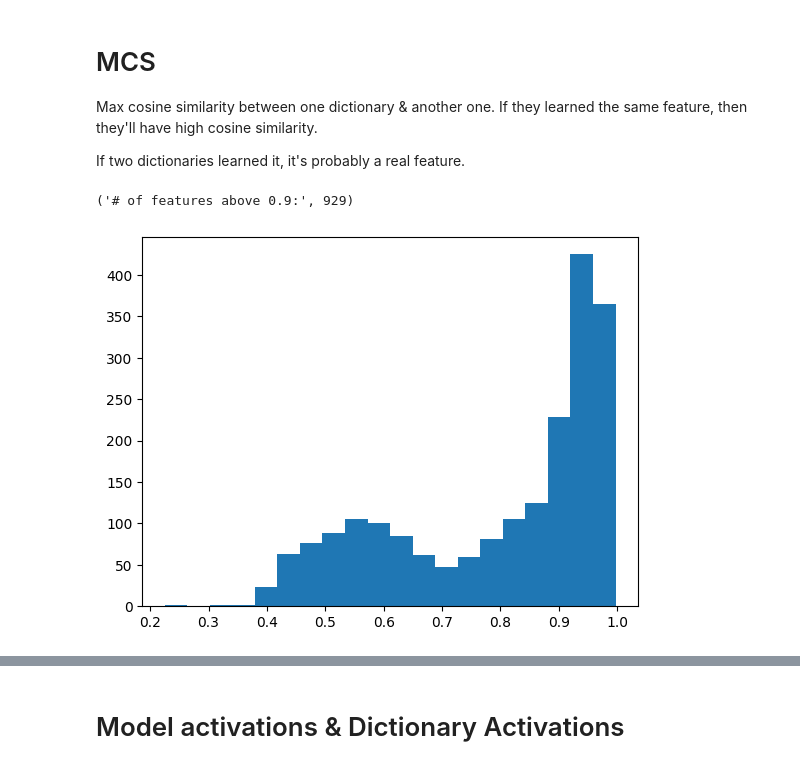
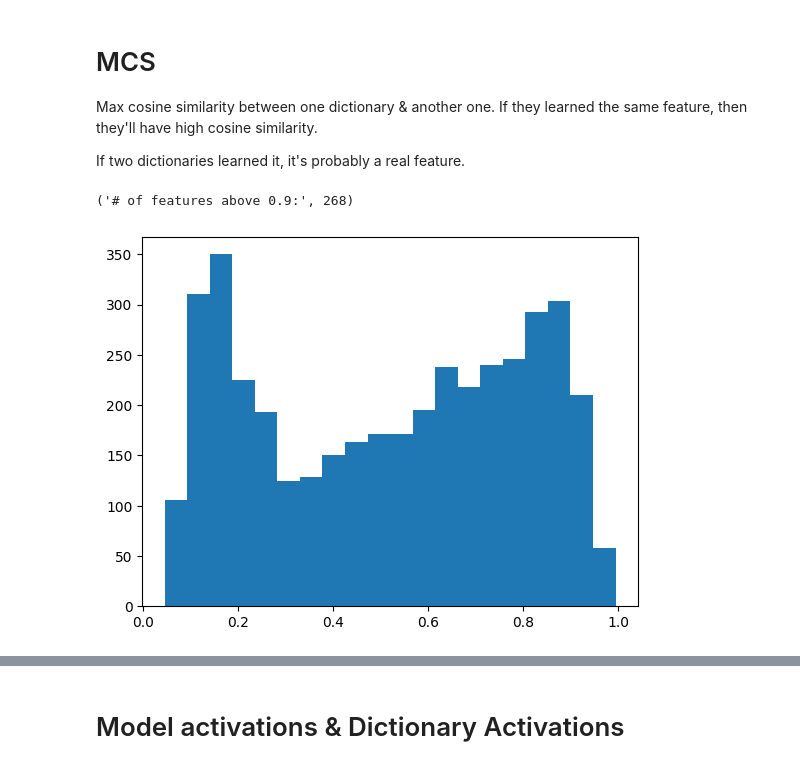
Before and after one commit to migerovitch/sparse_coding, a Jupyter notebook: openai_dictionary_direction.ipynb, the cells around one changed output, grey strips where cells are left out. Drawn from its saved outputs; the diff is of its cells as text; code cells hidden in the pictures.

```diff
--- a/openai_dictionary_direction.ipynb
+++ b/openai_dictionary_direction.ipynb
@@ -87,0 +91,42 @@ len of autoencoders:  1
+# %%
+#Change these settings to load the correct autoencoder
+# filename = "/home/mchorse/logan_sparse_coding/sparse_coding/layer-2-autoencoder.pkl"
+filename = "outputs/20230720-192301-EleutherAI/pythia-70m-deduped-2/minirun9/autoencoders.pkl"
+# filename = "outputs/20230720-192301-EleutherAI/pythia-70m-deduped-2/minirun5/autoencoders.pkl"
+filename2 = "outputs/20230721-161919-EleutherAI/pythia-70m-deduped-2/minirun9/autoencoders.pkl"
+# filename = "outputs/20230721-161919-EleutherAI/pythia-70m-deduped-2/minirun3/autoencoders.pkl"
+layer = 2
+setting = "residual"
+model_name = "EleutherAI/pythia-70m-deduped"
+
+device = torch.device("cuda:4" if torch.cuda.is_available() else "cpu")
+model = HookedTransformer.from_pretrained(model_name, device=device)
+
+if setting == "residual":
+    cache_name = f"blocks.{layer}.hook_resid_post"
+    neurons = model.cfg.d_model
+elif setting == "mlp":
+    cache_name = f"blocks.{layer}.mlp.hook_post"
+    neurons = model.cfg.d_mlp
+else:
+    raise NotImplementedError
+
+
+# Load the pickle file
+with open(filename, 'rb') as file:
+    autoencoders = pickle.load(file)
+
+# Load the pickle file
+with open(filename2, 'rb') as file:
+    autoencoders2 = pickle.load(file)
+
+# Index for l1 value, usually only 1 value is available
+l1_index = 1
+dictionaries = [autoencoder.decoder.weight.data.T for autoencoder in autoencoders[l1_index]]
+dictionaries2 = [autoencoder.decoder.weight.data.T for autoencoder in autoencoders2[l1_index]]
+for d in dictionaries:
+    print(d.shape)
+print("len of autoencoders: ", len(autoencoders))
+dict_index = 1
+smaller_dict, larger_dict = dictionaries[dict_index], dictionaries2[dict_index]
+smaller_auto_encoder, larger_auto_encoder = autoencoders[l1_index][dict_index], autoencoders2[l1_index][dict_index]
@@ -93,29 +218,28 @@ If two dictionaries learned it, it's probably a real feature.
 # %%
 from scipy.optimize import linear_sum_assignment
 import matplotlib.pyplot as plt
 #Dictionary Comparison
 smaller_dict_features, _ = smaller_dict.shape
 larger_dict_features, _ = larger_dict.shape
 larger_dict = larger_dict.to(device)
 # Hungary algorithm
 # Calculate all cosine similarities and store in a 2D array
 cos_sims = np.zeros((smaller_dict_features, larger_dict_features))
 for idx, vector in enumerate(smaller_dict):
     cos_sims[idx] = torch.nn.functional.cosine_similarity(vector.to(device), larger_dict, dim=1).cpu().numpy()
 # Convert to a minimization problem
 cos_sims = 1 - cos_sims
 # Use the Hungarian algorithm to solve the assignment problem
 row_ind, col_ind = linear_sum_assignment(cos_sims)
 # Retrieve the max cosine similarities and corresponding indices
 max_cosine_similarities = 1 - cos_sims[row_ind, col_ind]
 
 # Get the indices of the max cosine similarities in descending order
 max_indices = np.argsort(max_cosine_similarities)[::-1].copy()
-max_cosine_similarities[max_indices][:20]
 print(("# of features above 0.9:", (max_cosine_similarities > .9).sum()))
 # Plot histogram of max_cosine_similarities
 plt.hist(max_cosine_similarities, bins=20)
 plt.show()
 # %% [output]
-('# of features above 0.9:', 929)
+('# of features above 0.9:', 268)
-[figure, old version]
+[figure, new version]
```
Also changed, not shown: parts of 12 cells of this notebook, 3 other files.
